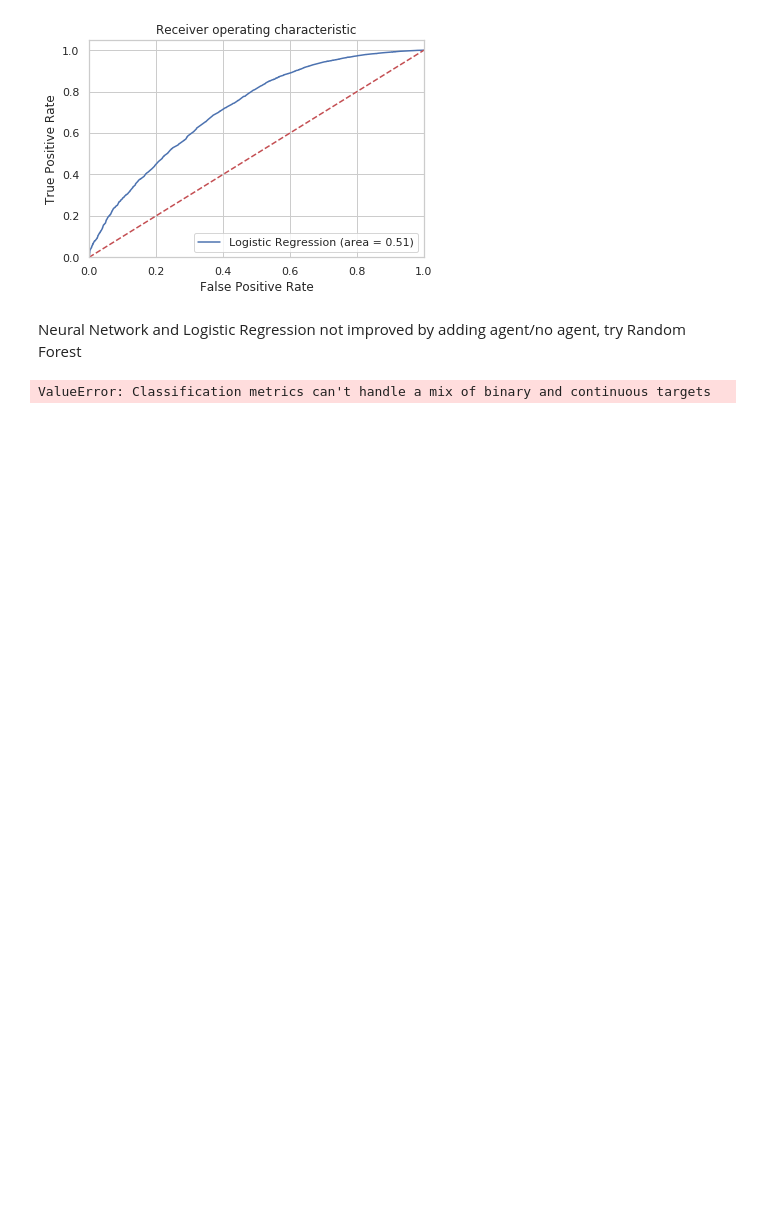
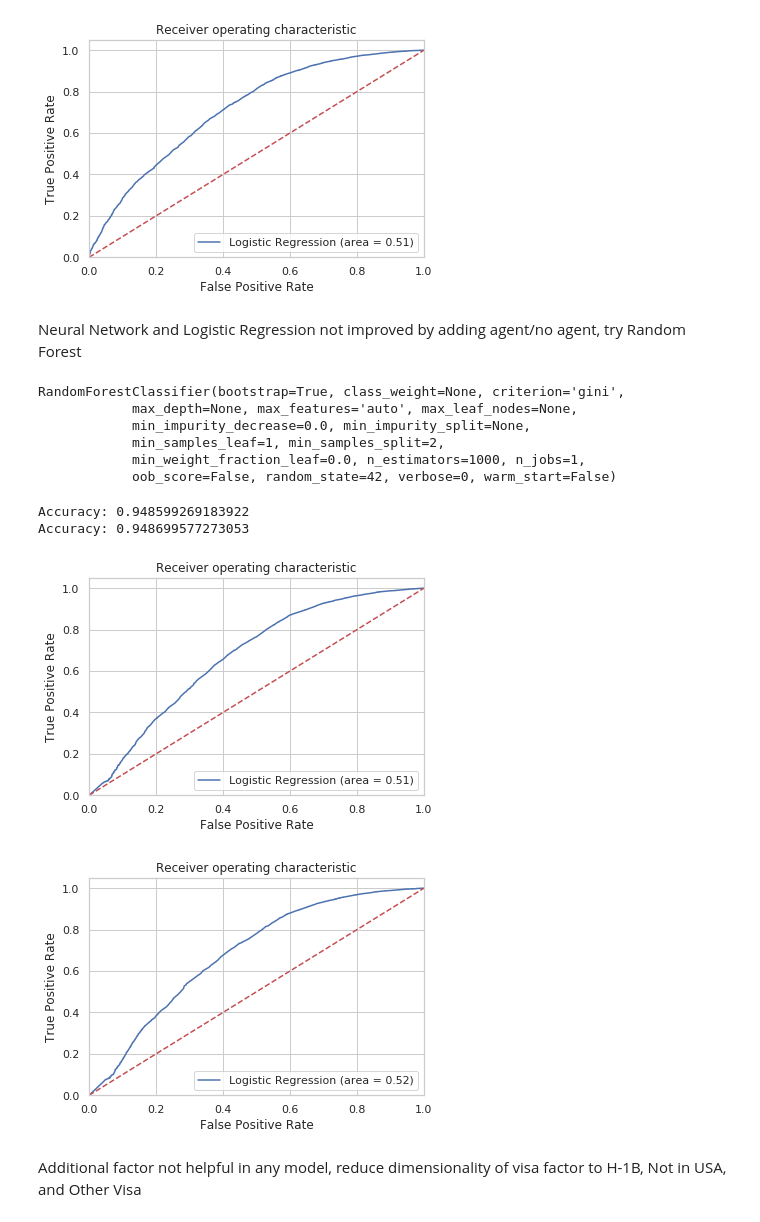
Before and after one commit to lkahre/insight_app, a Jupyter notebook: model_tests.ipynb, the cells around one changed output. Cells and saved outputs as stored; diff of their text form; code cells hidden in the pictures; blank space fills up the shorter version.

```diff
--- a/model_tests.ipynb
+++ b/model_tests.ipynb
@@ -276,13 +283,13 @@ scaler = StandardScaler()
 scaler.fit(X_train)
 
 # Now apply the transformations to the data:
-X_train = scaler.transform(X_train)
-X_test = scaler.transform(X_test)
+X_train_scale = scaler.transform(X_train)
+X_test_scale = scaler.transform(X_test)
 # %%
 #Setup and fit neural network
 from sklearn.neural_network import MLPClassifier
 mlp = MLPClassifier(hidden_layer_sizes=(30,30,30))
-mlp.fit(X_train,y_train)
+mlp.fit(X_train_scale,y_train)
 # %% [output]
 MLPClassifier(activation='relu', alpha=0.0001, batch_size='auto', beta_1=0.9,
        beta_2=0.999, early_stopping=False, epsilon=1e-08,
@@ -453,12 +473,12 @@ scaler = StandardScaler()
 scaler.fit(X_train2)
 
 # Now apply the transformations to the data:
-X_train2 = scaler.transform(X_train2)
-X_test2 = scaler.transform(X_test2)
+X_train2_scale = scaler.transform(X_train2)
+X_test2_scale = scaler.transform(X_test2)
 
 #Setup and fit neural network
 mlp2 = MLPClassifier(hidden_layer_sizes=(30,30,30))
-mlp2.fit(X_train2,y_train2)
+mlp2.fit(X_train2_scale,y_train2)
 # %% [output]
 MLPClassifier(activation='relu', alpha=0.0001, batch_size='auto', beta_1=0.9,
        beta_2=0.999, early_stopping=False, epsilon=1e-08,
@@ -511,50 +531,63 @@ avg / total       0.93      0.95      0.93     69785
 Neural Network and Logistic Regression not improved by adding agent/no agent, try Random Forest
 # %%
 # Import the model
-from sklearn.ensemble import RandomForestRegressor
+from sklearn.ensemble import RandomForestClassifier
 
 # Instantiate model with 1000 decision trees
-rf = RandomForestRegressor(n_estimators = 1000, random_state = 42)
-rf2 = RandomForestRegressor(n_estimators = 1000, random_state = 42)
+rf = RandomForestClassifier(n_estimators = 1000, random_state = 42)
+rf2 = RandomForestClassifier(n_estimators = 1000, random_state = 42)
 
 # Train the model on training data
 rf.fit(X_train, y_train)
-#rf2.fit(X_train2, y_train2)
+rf2.fit(X_train2, y_train2)
+# %% [output]
+RandomForestClassifier(bootstrap=True, class_weight=None, criterion='gini',
+            max_depth=None, max_features='auto', max_leaf_nodes=None,
+            min_impurity_decrease=0.0, min_impurity_split=None,
+            min_samples_leaf=1, min_samples_split=2,
+            min_weight_fraction_leaf=0.0, n_estimators=1000, n_jobs=1,
+            oob_score=False, random_state=42, verbose=0, warm_start=False)
 # %%
 # Use the forest's predict method on the test data
 rf_pred = rf.predict(X_test)
-#rf_pred2 = rf.predict(X_test2)
+rf_pred2 = rf2.predict(X_test2)
 
 #Evaluation Metrics
 from sklearn import metrics
 print("Accuracy:", metrics.accuracy_score(y_test, rf_pred))
+print("Accuracy:", metrics.accuracy_score(y_test2, rf_pred2))
 
 rf_roc_auc = roc_auc_score(y_test, rf.predict(X_test))
 fpr, tpr, thresholds = roc_curve(y_test, rf.predict_proba(X_test)[:,1])
 plt.figure()
 plt.plot(fpr, tpr, label='Logistic Regression (area = %0.2f)' % rf_roc_auc)
 plt.plot([0, 1], [0, 1],'r--')
 plt.xlim([0.0, 1.0])
 plt.ylim([0.0, 1.05])
 plt.xlabel('False Positive Rate')
 plt.ylabel('True Positive Rate')
 plt.title('Receiver operating characteristic')
 plt.legend(loc="lower right")
 plt.savefig('Log_ROC')
 plt.show()
 
-#rf2_roc_auc = roc_auc_score(y_test2, rf2.predict(X_test2))
-#fpr, tpr, thresholds = roc_curve(y_test2, rf2.predict_proba(X_test2)[:,1])
-#plt.figure()
-#plt.plot(fpr, tpr, label='Logistic Regression (area = %0.2f)' % rf2_roc_auc)
-#plt.plot([0, 1], [0, 1],'r--')
-#plt.xlim([0.0, 1.0])
-#plt.ylim([0.0, 1.05])
-#plt.xlabel('False Positive Rate')
-#plt.ylabel('True Positive Rate')
-#plt.title('Receiver operating characteristic')
-#plt.legend(loc="lower right")
-#plt.savefig('Log_ROC')
-#plt.show()
+rf2_roc_auc = roc_auc_score(y_test2, rf2.predict(X_test2))
+fpr, tpr, thresholds = roc_curve(y_test2, rf2.predict_proba(X_test2)[:,1])
+plt.figure()
+plt.plot(fpr, tpr, label='Logistic Regression (area = %0.2f)' % rf2_roc_auc)
+plt.plot([0, 1], [0, 1],'r--')
+plt.xlim([0.0, 1.0])
+plt.ylim([0.0, 1.05])
+plt.xlabel('False Positive Rate')
+plt.ylabel('True Positive Rate')
+plt.title('Receiver operating characteristic')
+plt.legend(loc="lower right")
+plt.savefig('Log_ROC')
+plt.show()
 # %% [output]
-ValueError: Classification metrics can't handle a mix of binary and continuous targets
+Accuracy: 0.948599269183922
+Accuracy: 0.948699577273053
+[figure, added]
+[figure, added]
+# %% [markdown]
+Additional factor not helpful in any model, reduce dimensionality of visa factor to H-1B, Not in USA, and Other Visa
```
Also changed, not shown: parts of 18 cells of this notebook, 8 other files.
